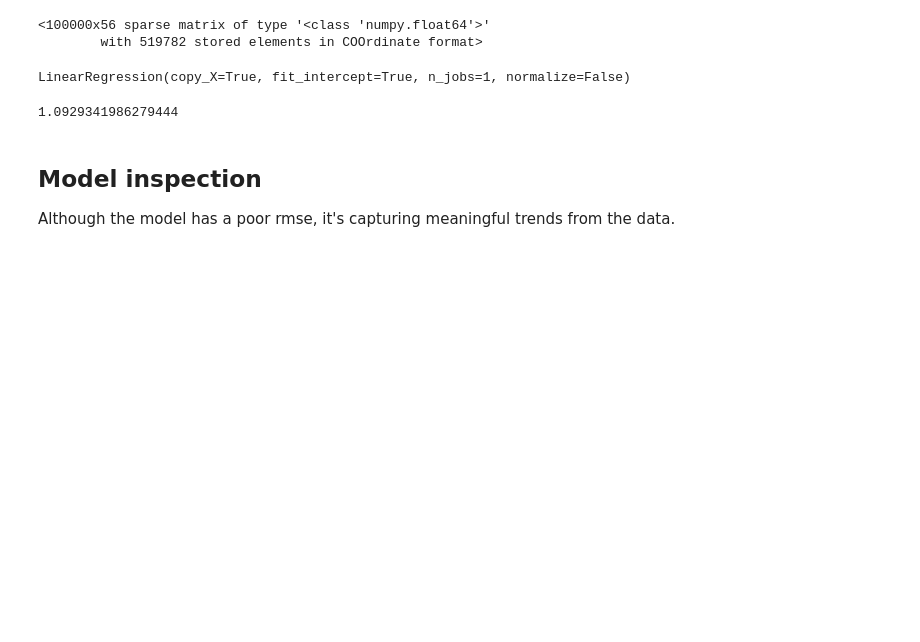
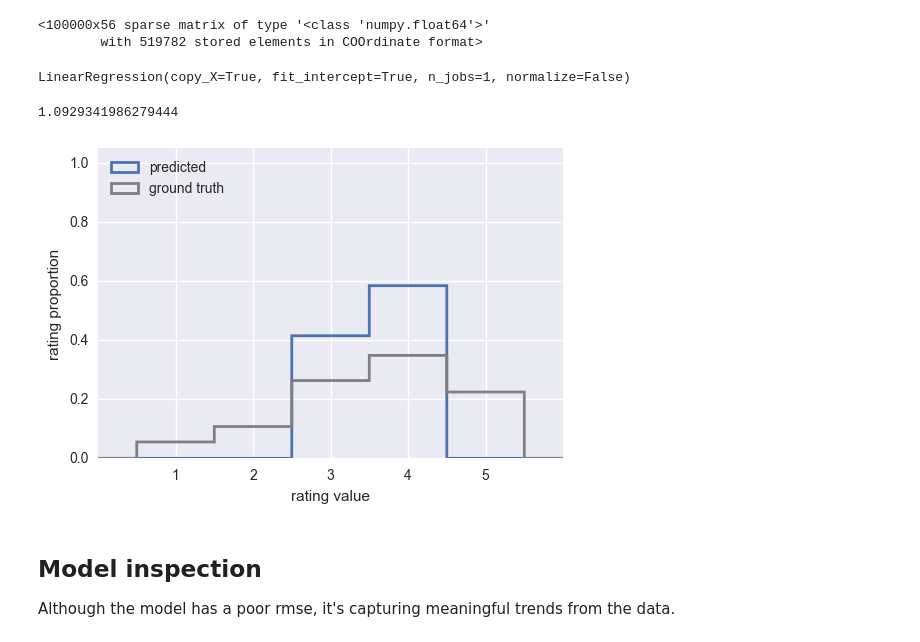
Before and after one commit to pilipolio/schibsted-study, a Jupyter notebook: notebooks/201610_ml1m_features.ipynb, the cells around one changed output. Saved outputs shown, nothing was run; the diff lists cells and outputs as text; code cells hidden in the pictures; blank space fills up the shorter version.

```diff
--- a/notebooks/201610_ml1m_features.ipynb
+++ b/notebooks/201610_ml1m_features.ipynb
@@ -273,16 +277,31 @@ m = LinearRegression(fit_intercept=True)
 m.fit(X=train_features_matrix, y=train.rating)
 # %% [output]
 LinearRegression(copy_X=True, fit_intercept=True, n_jobs=1, normalize=False)
+# %%
+def plot_predicted_distribution(predicted_ratings, ground_truth_ratings=test):
+    bins = np.linspace(-.5, 7.5, 9)
+    plt.hist(predicted_ratings.rating,
+             bins=bins, normed=True, histtype='step', lw=2, label='predicted')
+    plt.hist(ground_truth_ratings.rating,
+             bins=bins, normed=True, histtype='step', lw=2, color='grey', label='ground truth')
+    plt.ylabel('rating proportion')
+    plt.xlabel('rating value')
+    plt.xlim([0, 6]); plt.ylim([0, 1.05])
+    plt.xticks(range(1, 6))
+    plt.legend(loc=2)
 # %%
 sampled_predicted_ratings = pd.Series(
     index=test_sample_ids,
     data=m.predict(X=test_features_matrix)).to_frame('rating')
 
 user_item_predicted_ratings = sampled_predicted_ratings.join(test_user_items)
 
+plot_predicted_distribution(user_item_predicted_ratings)
+
 rmse(user_item_predicted_ratings)
 # %% [output]
 1.0929341986279444
+[figure, added]
 # %% [markdown]
 ## Model inspection
 
```
Also changed, not shown: parts of 1 cell of this notebook.
